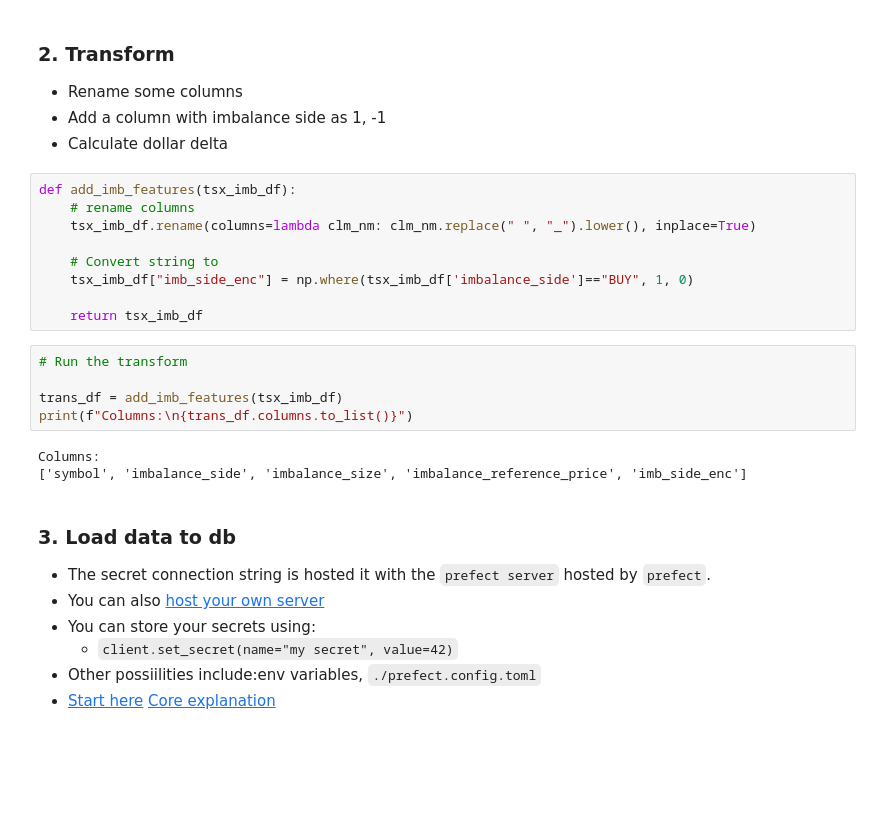
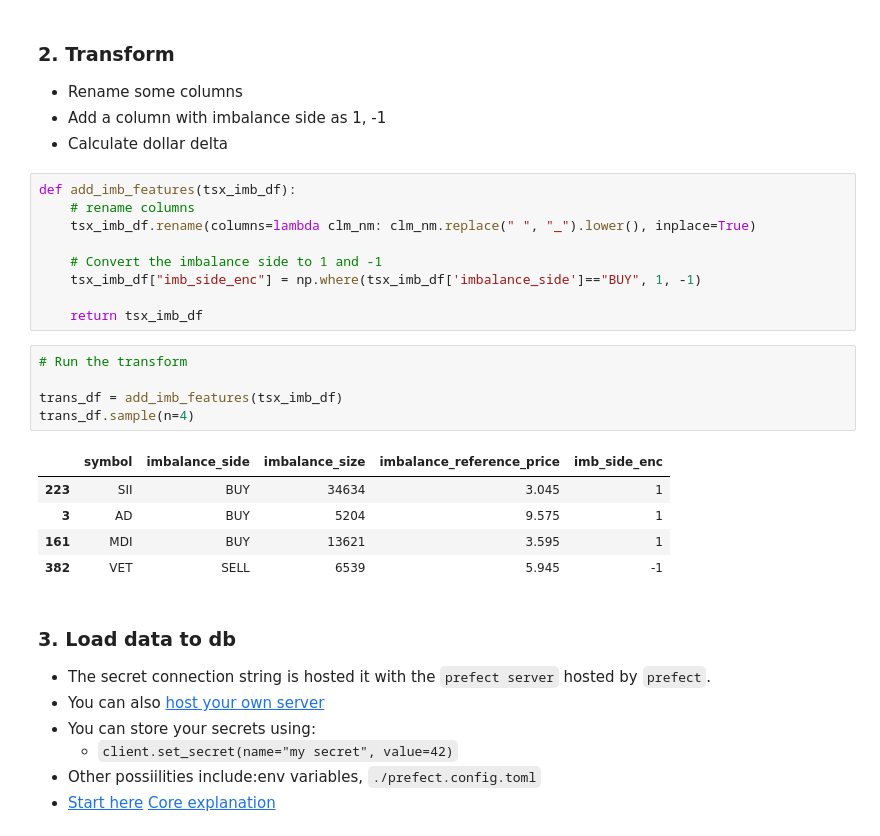
Before and after one commit to gryBox/prefect_guide, a Jupyter notebook: Prefect_Core_Slides.ipynb, the cells around one changed output. Saved outputs shown, nothing was run; the diff lists cells and outputs as text; blank space fills up the shorter version.

```diff
--- a/Prefect_Core_Slides.ipynb
+++ b/Prefect_Core_Slides.ipynb
@@ -69,18 +76,21 @@ def add_imb_features(tsx_imb_df):
     # rename columns
     tsx_imb_df.rename(columns=lambda clm_nm: clm_nm.replace(" ", "_").lower(), inplace=True)
 
-    # Convert string to
-    tsx_imb_df["imb_side_enc"] = np.where(tsx_imb_df['imbalance_side']=="BUY", 1, 0)
+    # Convert the imbalance side to 1 and -1
+    tsx_imb_df["imb_side_enc"] = np.where(tsx_imb_df['imbalance_side']=="BUY", 1, -1)
 
     return tsx_imb_df
 # %%
 # Run the transform
 
 trans_df = add_imb_features(tsx_imb_df)
-print(f"Columns:\n{trans_df.columns.to_list()}")
+trans_df.sample(n=4)
 # %% [output]
-Columns:
-['symbol', 'imbalance_side', 'imbalance_size', 'imbalance_reference_price', 'imb_side_enc']
+|  | symbol | imbalance_side | imbalance_size | imbalance_reference_price | imb_side_enc |
+| 223 | SII | BUY | 34634 | 3.045 | 1 |
+| 3 | AD | BUY | 5204 | 9.575 | 1 |
+| 161 | MDI | BUY | 13621 | 3.595 | 1 |
+| 382 | VET | SELL | 6539 | 5.945 | -1 |
 # %% [markdown]
 ### 3. Load data to db
 - The secret connection string is hosted it with the `prefect server` hosted by `prefect`.
```
Also changed, not shown: parts of 13 cells of this notebook, 4 other files.
